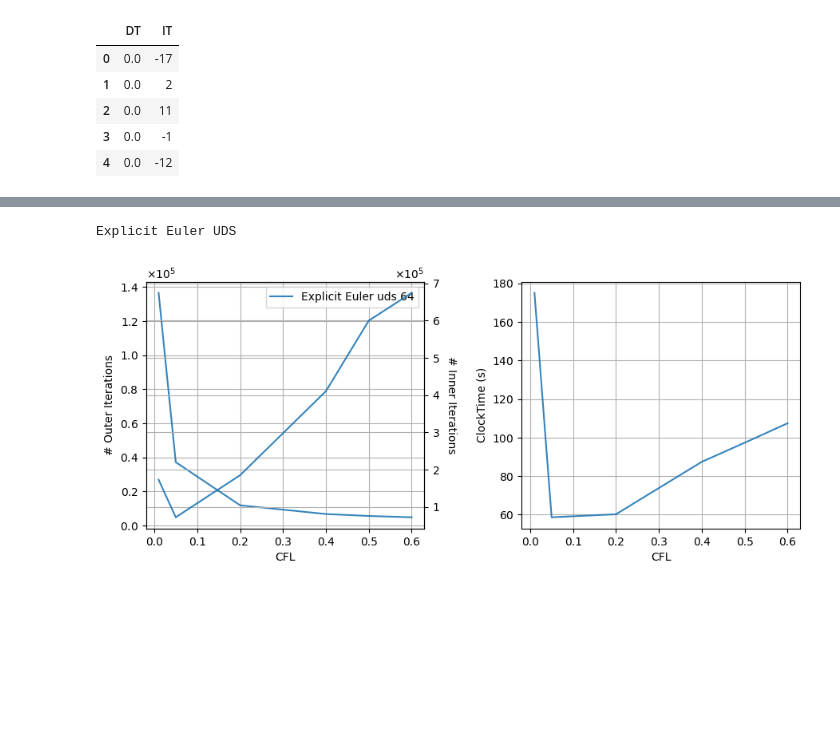
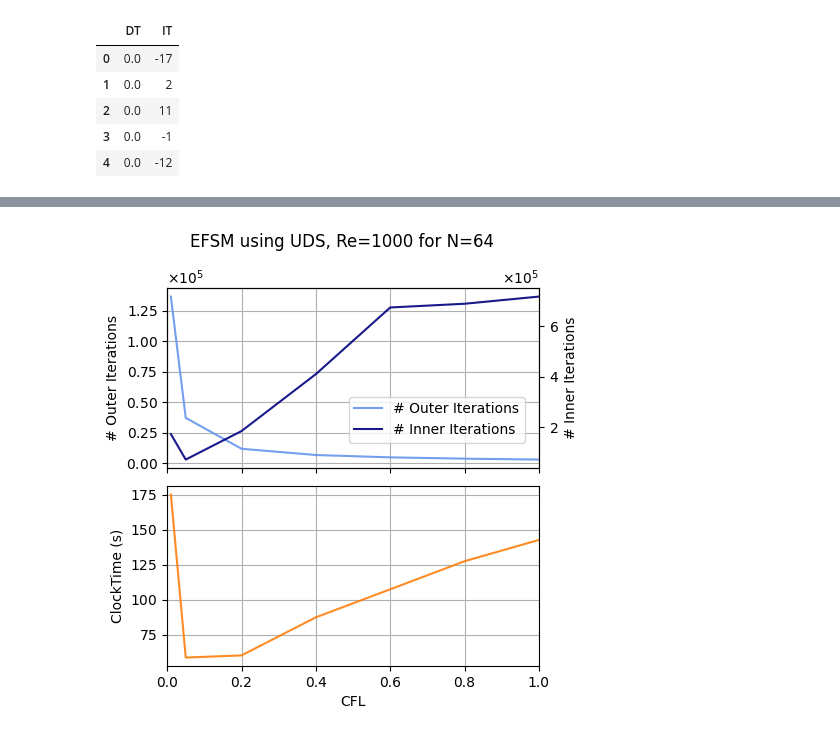
Before and after one commit to annashens/ME663-project, a Jupyter notebook: postprocess/6_cfl_urf.ipynb, the cells around one changed output, grey strips where cells are left out. Cells and saved outputs as stored; diff of their text form; code cells hidden in the pictures; blank space fills up the shorter version.

Commit message:
more cases

```diff
--- a/postprocess/6_cfl_urf.ipynb
+++ b/postprocess/6_cfl_urf.ipynb
@@ -50,7 +50,8 @@ SIMPLE_groups = { "SIMPLE": CaseManager([28], solution_method="simple", N=64, co
 EFSM_groups = {
     # "Explicit Euler QUICK": CaseManager([16,17,18,19,20], solution_method="EFSM", time_scheme=1, N=64, conv_scheme="quick", RE=1000),
     # "Explicit Euler UDS": CaseManager([31,34,33,32, 35, 36,37, 38, 39], solution_method="EFSM", time_scheme=1, N=64, conv_scheme="uds", RE=1000),
-    "Explicit Euler UDS": CaseManager([31,34,33,32, 35, 36,37, 38, 39,40,41,42,43,44,45,46], solution_method="EFSM", time_scheme=1, N=64, conv_scheme="uds", RE=1000),
+    "Explicit Euler UDS 64": CaseManager([40,41,42,43,45,46, 47], solution_method="EFSM", time_scheme=1, N=64, conv_scheme="uds", RE=1000),
+    "Explicit Euler UDS 16": CaseManager([48,49,50,51,52,53,54, 55, 56, 57, 58], solution_method="EFSM", time_scheme=1, N=16, conv_scheme="uds", RE=1000),
 }
 # %%
 EFSM_groups["Explicit Euler UDS"].compare_meta().sort_values(by='DT')
@@ -68,46 +121,47 @@ EFSM_groups["Explicit Euler UDS"].compare_meta().sort_values(by='DT')
 # %%
+from matplotlib.ticker import ScalarFormatter
 
-fig, axes = plt.subplots(1, 2, figsize=(9, 4))
-time_scheme_dict = {
-    1: "Explicit Euler",
-    2: "AB2"
-}
-labels = ["Explicit Euler","AB2"]
-ax0_copy=axes[0].twinx()
-for i,(group_name, group) in enumerate(EFSM_groups.items()):
-    print(group_name)
-    meta_df =  group.compare_meta()
-    solver=group.solution_method.upper()
-    label = f"{time_scheme_dict[group.time_scheme]} {group.conv_scheme} {group.N}"
-    DX = 1/meta_df['N']
-    lw=1.5
-    meta_df['CFL']=meta_df['DT']/DX
-    meta_df = meta_df.sort_values(by='CFL')
-    axes[0].plot(meta_df['CFL'], meta_df["IT"], label=label, alpha=0.9, linewidth=lw)
-    ax0_copy.plot(meta_df['CFL'], meta_df["total_inner_iterations"], label=label, alpha=0.9, linewidth=lw)
-    axes[1].plot(meta_df['CFL'], meta_df["clock_time"], label=label, alpha=0.9, linewidth=lw)
+fig, axes = plt.subplots(2, 1, figsize=(5, 5), sharex=True)
+time_scheme_dict = {1: "Explicit Euler", 2: "AB2"}
 
-
+ax0_copy = axes[0].twinx()
 for ax in [axes[0], axes[1], ax0_copy]:
     ax.yaxis.set_major_formatter(ScalarFormatter(useMathText=True))
 
-    ax.grid(which='major')
-    ax.grid(which='minor', alpha=0.5)
+    ax.set_xlim(0,1.0)
+for i, (group_name, group) in enumerate(EFSM_groups.items()):
+    meta_df = group.compare_meta()
+    DX = 1 / meta_df['N']
+    meta_df['CFL'] = meta_df['DT'] / DX
+    meta_df = meta_df.sort_values(by='CFL')
+
+    label_outer = f"# Outer Iterations"
+    label_inner = "# Inner Iterations"
+
+    # Plot on main axis
+    l1, = axes[0].plot(meta_df['CFL'], meta_df["IT"], label=label_outer, alpha=0.9, linewidth=1.5, color="cornflowerblue",zorder=2)
+    # Plot on twin axis
+    l2, = ax0_copy.plot(meta_df['CFL'], meta_df["total_inner_iterations"], label=label_inner, alpha=0.9, linewidth=1.5, zorder=1, color="navy")
+    # Plot on second subplot
+    l3, = axes[1].plot(meta_df['CFL'], meta_df["clock_time"], label="Clock Time", alpha=0.9, linewidth=1.5, color="C1")
+    break
+# Formatting
+
 
 axes[0].set_ylabel("# Outer Iterations")
+ax0_copy.set_ylabel("# Inner Iterations")
 axes[0].ticklabel_format(style='sci', axis='y', scilimits=(0,0))
-
-axes[0].legend()
-axes[0].set_xlabel("CFL")
-# axes[0].set_title("Clock Time (s)")
-ax0_copy.set_ylabel("# Inner Iterations", rotation=270, labelpad=15)
 ax0_copy.ticklabel_format(style='sci', axis='y', scilimits=(0,0))
 axes[1].set_ylabel("ClockTime (s)")
 axes[1].set_xlabel("CFL")
-# axes[1].set_title("SIMPLE")
-# axes[0].set_ylim(3202, 5202)
-fig.tight_layout(pad=1)  # still useful for general spacing
+axes[0].grid()
+axes[1].grid()
+# --- Single combined legend ---
+leg = axes[0].legend(handles=[l1, l2],loc='lower left', bbox_to_anchor=(0.47, 0.1), framealpha=0.8)
+leg.set_zorder(10)
 fig.subplots_adjust(wspace=0.35)
+fig.suptitle("EFSM using UDS, Re=1000 for N=64")
+
+fig.tight_layout(pad=1)
 # %% [output]
-Explicit Euler UDS
-[figure, old version]
+[figure, new version]
```
Also changed, not shown: parts of 5 cells of this notebook, 40 other files.
